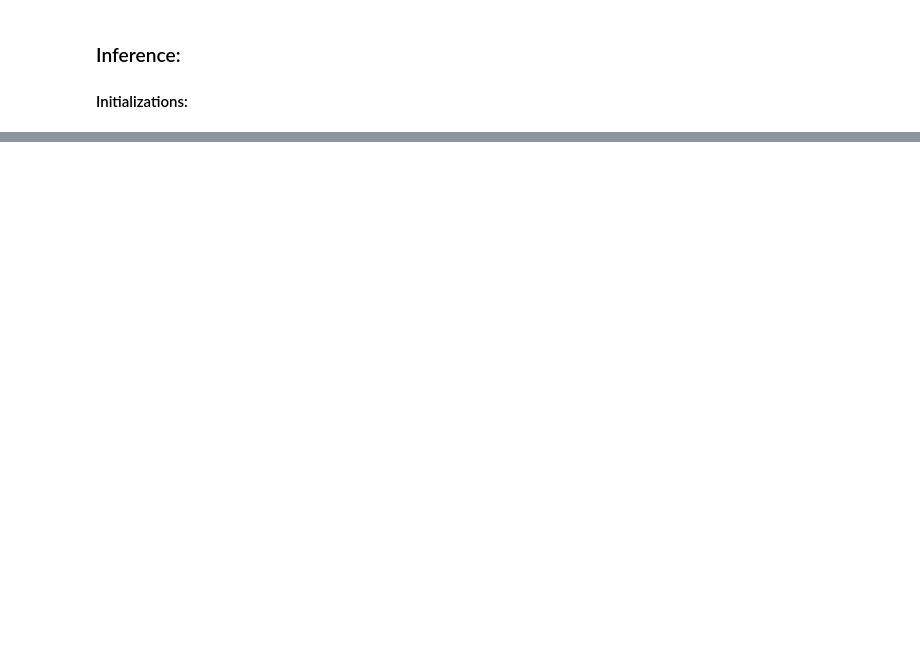
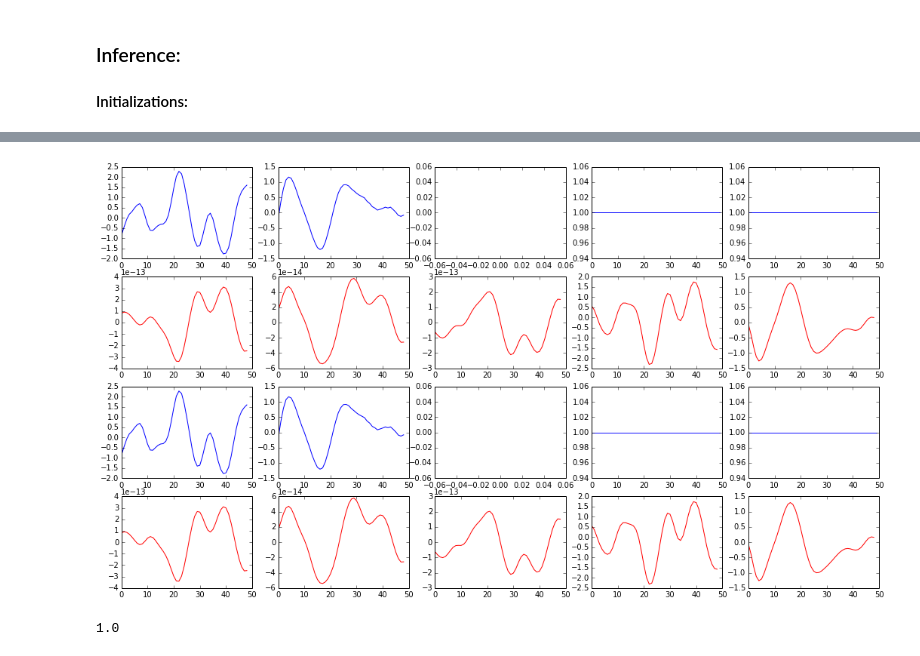
Before and after one commit to sudhNau/Baysian, a Jupyter notebook: SLFM Main.ipynb, the cells around one changed output, grey strips where cells are left out. Cells and saved outputs as stored; diff of their text form; code cells hidden in the pictures; blank space fills up the shorter version.

```diff
--- a/SLFM Main.ipynb
+++ b/SLFM Main.ipynb
@@ -186,0 +269,23 @@ array([ -4.05415875, -41.53156145, -39.23187971,  35.55109495,
+# %%
+for i in range(100):
+    ## Update for uHat
+    phiHatExpBar = np.kron(phiHatExp,np.eye(N))
+    phiHatVarBar = np.kron(phiHatVar,np.eye(N))
+    Fu = phiHatExpBar.T*phiHatExpBar + phiHatVarBar + WHatExp.T*WHatExp + WHatV
+    uHatVsBar = np.linalg.inv(KpnnInv + KpnnInv*KpNn.T*Fu*KpNn*KpnnInv)
+    uHatMeansBar = (YBar*phiHatExpBar + lHatExp * WHatExp - BHatExp * WHatExp )* KpNn*KpnnInv*uHatVsBar
+    #Update for u
+    M = np.matrix(KpnnInv * KpNn.T)
+    uExpBar = uHatMeansBar * M
+    uVBar = KpNN - KpNn*KpnnInv*KpNn.T + M.T*uHatVsBar*M
+    #Update for phi
+    sigm,VPhi,Zbar = calculateVZ(uVBar)
+    phiHatVar = np.linalg.inv(VPhi + np.eye(P))
+    phiHatExp = np.matrix(Zbar.T) * phiHatVar
+    #Update for W
+    WHatV = np.linalg.inv(uExpBar.T*uExpBar + uVBar + np.eye(uVBar.shape[0]))
+    WHatExp =  (lHatExp.T*uExpBar - BHatExp.T*uExpBar )*WHatV
+    #Update for B
+    BHatExp = (np.ones(S)*np.sum(lHatExp - uExpBar * WHatExp.T)/(S+1)).reshape(S,1)
+    #Update for l
+    lHatExp = calculateTNMean(WHatExp*uExpBar.T + BHatExp).reshape(S,1)
@@ -187,3 +313,19 @@ array([ -4.05415875, -41.53156145, -39.23187971,  35.55109495,
+# %%
+fig,axes = plt.subplots(nrows=2*2,ncols=P,figsize=(18,10))
+for s in range(2):
+    for p in range(P):
+        if p <= uBar.shape[1]/N:
+            axes[2*s+0,p].plot(uBar[s,p*N:p*N+N-1].T)
+        else:
+            axes[2*s+0,p].plot(np.ones(N).T)
+        axes[2*s+1,p].plot(uExpBar[s,p*N:p*N+N-1].T,c='r')
+# %% [output]
+[figure, added]
+# %%
+acc = L ==LHat
+acc.mean()
+# %% [output]
+1.0
 # %%
 L
 # %% [output]
```
Also changed, not shown: parts of 26 cells of this notebook, 1 other file.
